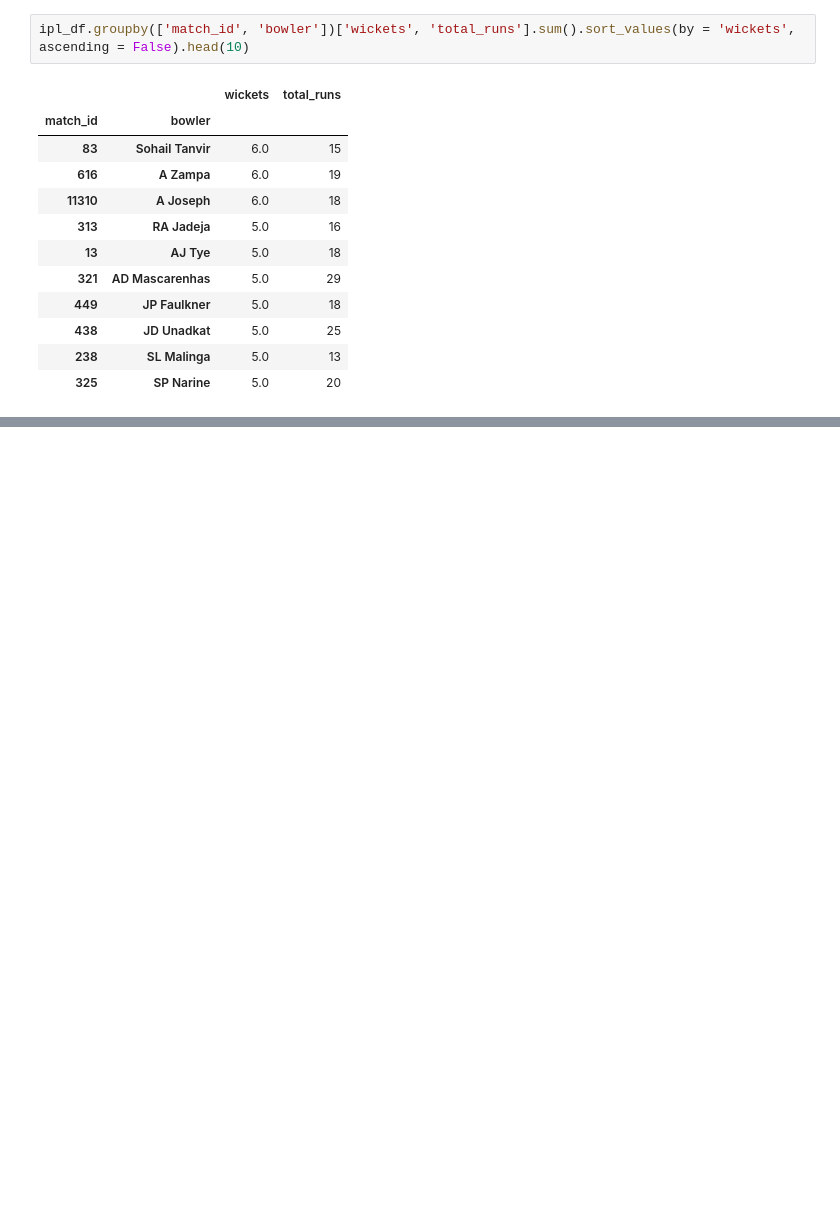
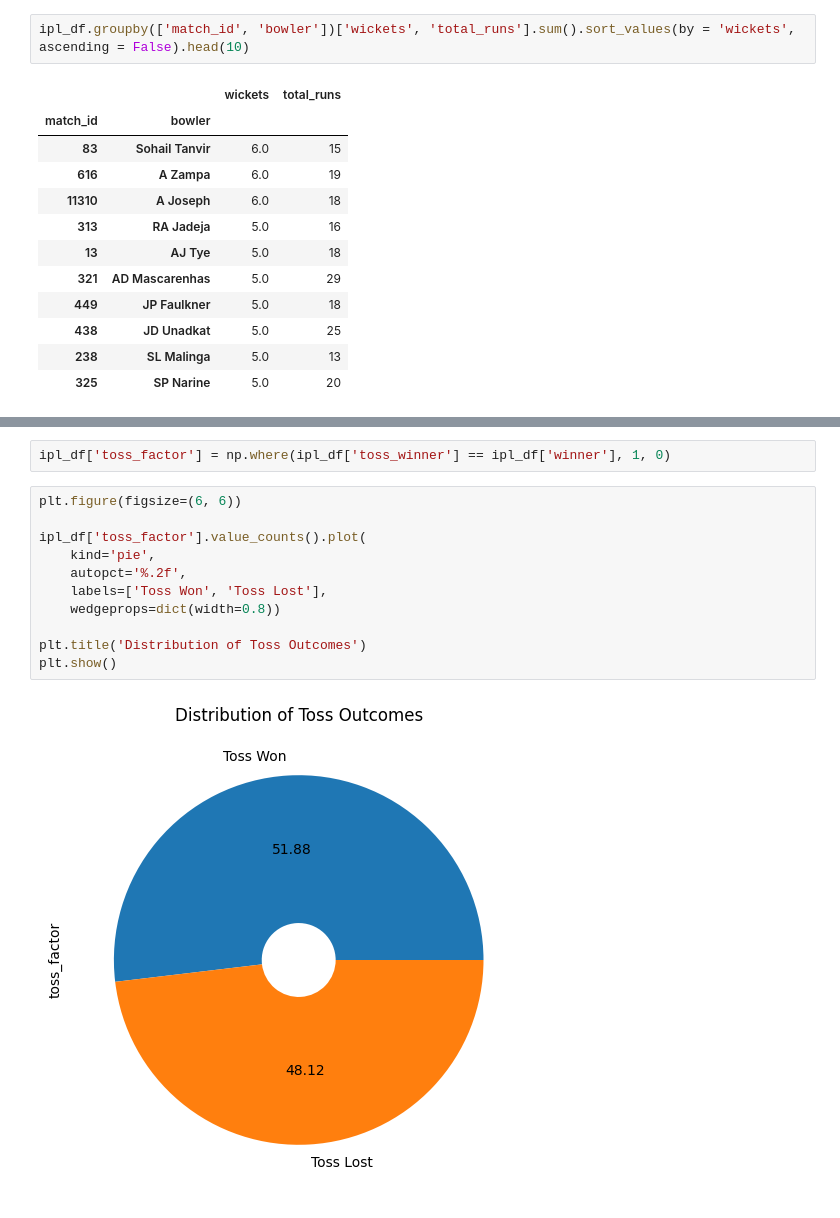
Before and after one commit to Amrit007-droid/DataEDA, a Jupyter notebook: Indian_Premier_League_EDA.ipynb, the cells around one changed output, grey strips where cells are left out. Drawn from its saved outputs; the diff is of its cells as text; blank space fills up the shorter version.

```diff
--- a/Indian_Premier_League_EDA.ipynb
+++ b/Indian_Premier_League_EDA.ipynb
@@ -685,0 +706,15 @@ fig.show()
+# %%
+ipl_df['toss_factor'] = np.where(ipl_df['toss_winner'] == ipl_df['winner'], 1, 0)
+# %%
+plt.figure(figsize=(6, 6))
+
+ipl_df['toss_factor'].value_counts().plot(
+    kind='pie',
+    autopct='%.2f',
+    labels=['Toss Won', 'Toss Lost'],
+    wedgeprops=dict(width=0.8))
+
+plt.title('Distribution of Toss Outcomes')
+plt.show()
+# %% [output]
+[figure, added]
```
Also changed, not shown: parts of 21 cells of this notebook.
